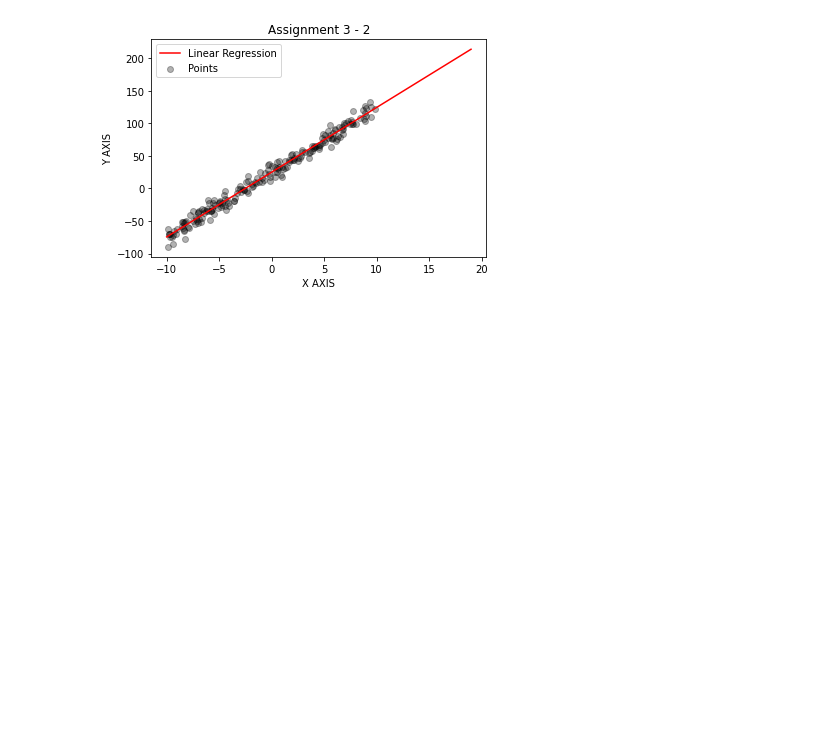
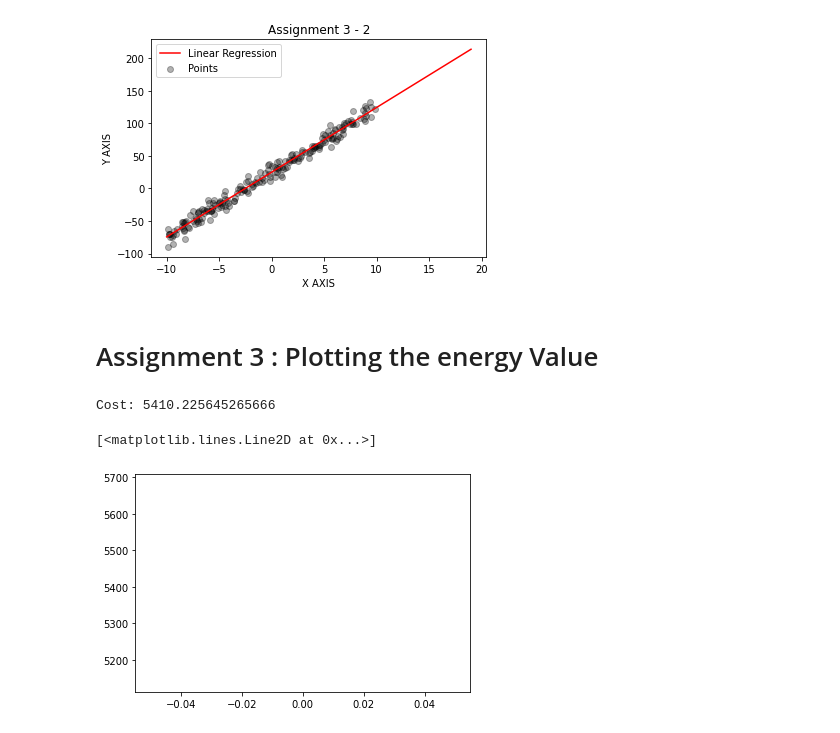
Before and after one commit to tony45678/tonyyoon, a Jupyter notebook: Assignment3.ipynb, the cells around one changed output. Drawn from its saved outputs; the diff is of its cells as text; code cells hidden in the pictures; blank space fills up the shorter version.

```diff
--- a/Assignment3.ipynb
+++ b/Assignment3.ipynb
@@ -59,3 +61,29 @@ plt.legend(['Linear Regression','Points' ])
 # %% [output]
 <matplotlib.legend.Legend at 0x...>
 [figure]
+# %% [markdown]
+# Assignment 3 : Plotting the energy Value
+# %%
+x_data= data[:, 0]
+y_data= data[:, 1]
+cost = []
+
+A =  9.93463554
+B = 24.90739329
+
+n_iter = 100
+lr = 0.01
+
+for i in range(-30, 30):        #cost function calculation
+    y_pred = np.multiply(A, x_data) + b
+    Loss_error = 0.5 * (y_pred - y_data)**2
+    cost = np.sum(Loss_error)/10
+
+print("Cost:",cost)
+# %% [output]
+Cost: 5410.225645265666
+# %%
+plt.plot(cost)
+# %% [output]
+[<matplotlib.lines.Line2D at 0x...>]
+[figure, added]
```
Also changed, not shown: parts of 1 cell of this notebook.
